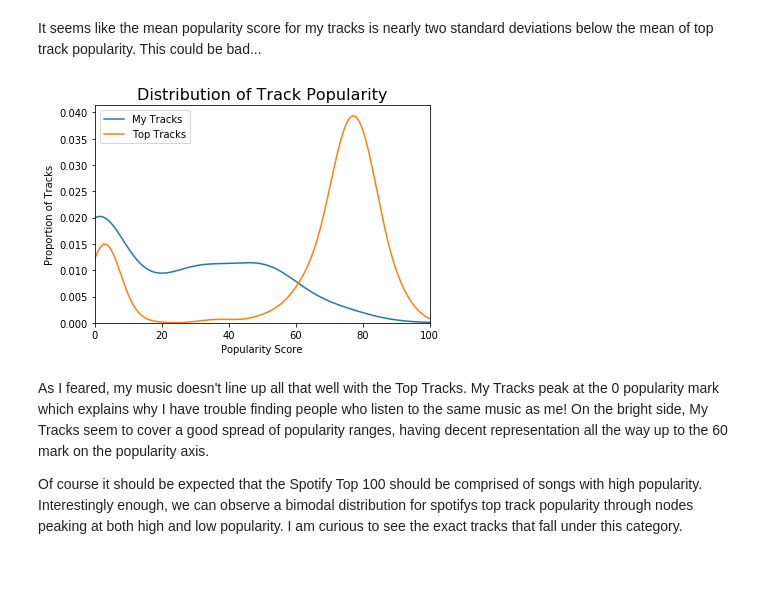
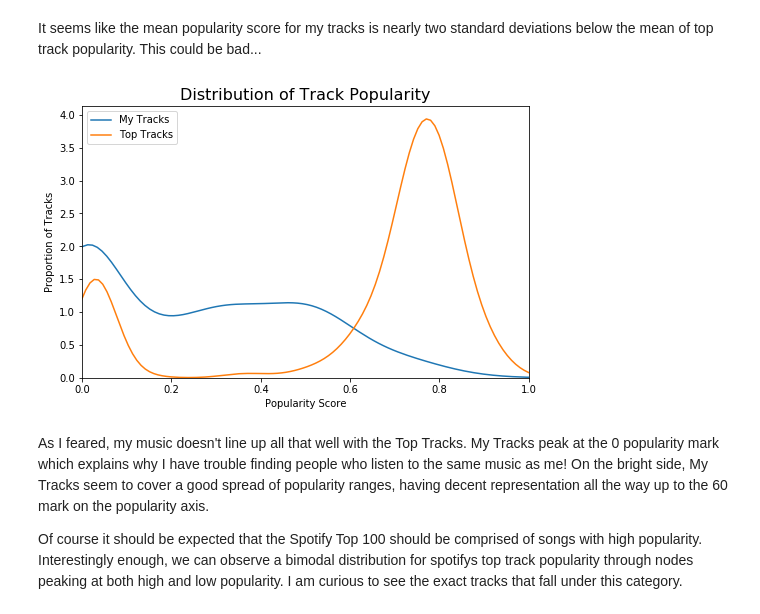
Before and after one commit to Hadryan/Brand-Coolness-with-Spotify, a Jupyter notebook: EDA.ipynb, the cells around one changed output. Drawn from its saved outputs; the diff is of its cells as text; code cells hidden in the pictures; blank space fills up the shorter version.

```diff
--- a/EDA.ipynb
+++ b/EDA.ipynb
@@ -85,24 +85,27 @@ Name: popularity, dtype: float64
 # %% [markdown]
 It seems like the mean popularity score for my tracks is nearly two standard deviations below the mean of top track popularity. This could be bad...
 # %%
+plt.figure(figsize = (8,5))
+
 #Main figure title
 plt.title('Distribution of Track Popularity', size = 16)
+
 
 #Two histograms showing the distribution of popularity scores
 #for my top 100 and the spotify top 100
 sns.distplot(my_tracks['popularity'], color = 'tab:blue', hist = False, label = 'My Tracks')
 sns.distplot(top_tracks['popularity'], color = 'tab:orange', hist = False, label = 'Top Tracks')
 
 
 #setting shared x and y labels for the figure
 plt.xlabel('Popularity Score')
 plt.ylabel('Proportion of Tracks')
 
-plt.xlim(0,100)
+plt.xlim(0,1)
 plt.legend()
 plt.show()
 # %% [output]
-[figure, old version]
+[figure, new version]
 # %% [markdown]
 As I feared, my music doesn't line up all that well with the Top Tracks. My Tracks peak at the 0 popularity mark which explains why I have trouble finding people who listen to the same music as me! On the bright side, My Tracks seem to cover a good spread of popularity ranges, having decent representation all the way up to the 60 mark on the popularity axis.
 
```
Also changed, not shown: parts of 15 cells of this notebook.
